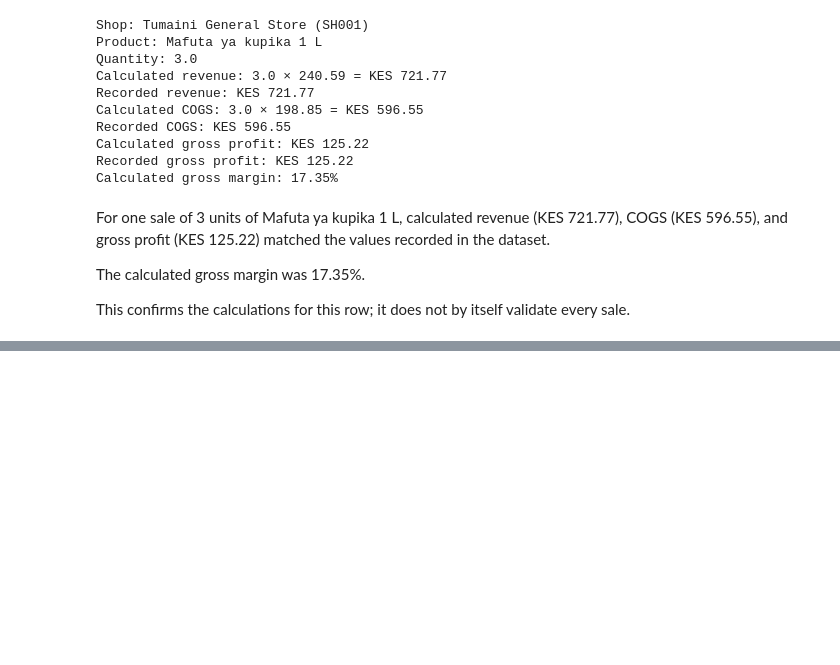
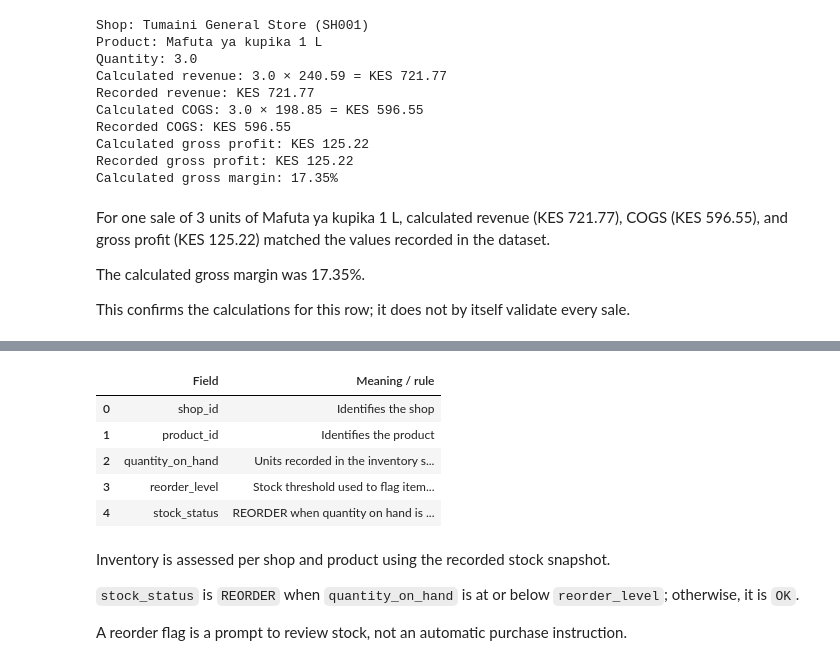
Before and after one commit to Jermaineyukeh/DukaSense.Hackathon, a Jupyter notebook: Data_cleaning.ipynb, the cells around one changed output, grey strips where cells are left out. Cells and saved outputs as stored; diff of their text form; code cells hidden in the pictures; blank space fills up the shorter version.

```diff
--- a/Data_cleaning.ipynb
+++ b/Data_cleaning.ipynb
@@ -948,0 +1135,24 @@ This confirms the calculations for this row; it does not by itself validate ever
+# %%
+inventory_schema = pd.DataFrame([
+    ["shop_id", "Identifies the shop"],
+    ["product_id", "Identifies the product"],
+    ["quantity_on_hand", "Units recorded in the inventory snapshot"],
+    ["reorder_level", "Stock threshold used to flag items for review"],
+    ["stock_status", "REORDER when quantity on hand is at or below the reorder level; otherwise OK"],
+], columns=["Field", "Meaning / rule"])
+
+inventory_schema
+# %% [output]
+|  | Field | Meaning / rule |
+| 0 | shop_id | Identifies the shop |
+| 1 | product_id | Identifies the product |
+| 2 | quantity_on_hand | Units recorded in the inventory s... |
+| 3 | reorder_level | Stock threshold used to flag item... |
+| 4 | stock_status | REORDER when quantity on hand is ... |
+# %% [markdown]
+
+Inventory is assessed per shop and product using the recorded stock snapshot.
+
+`stock_status` is `REORDER` when `quantity_on_hand` is at or below `reorder_level`; otherwise, it is `OK`.
+
+A reorder flag is a prompt to review stock, not an automatic purchase instruction.
```
Also changed, not shown: parts of 8 cells of this notebook.
